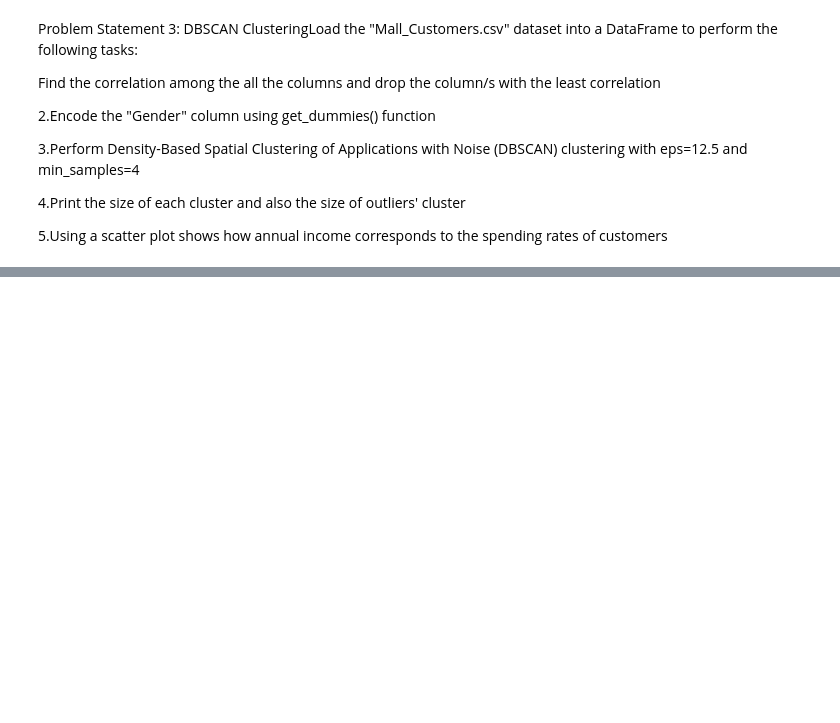
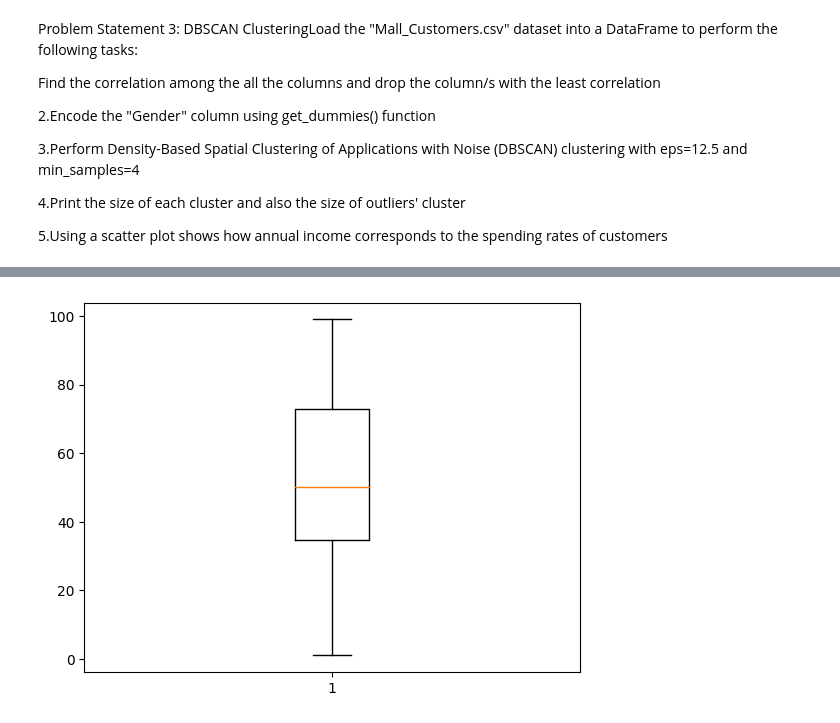
Before and after one commit to Shivam-Shane/Learnerhub, a Jupyter notebook: IPYTHON/Assignment 5.question 3.ipynb, the cells around one changed output, grey strips where cells are left out. Saved outputs shown, nothing was run; the diff lists cells and outputs as text; code cells hidden in the pictures; blank space fills up the shorter version.

```diff
--- a/IPYTHON/Assignment 5.question 3.ipynb
+++ b/IPYTHON/Assignment 5.question 3.ipynb
@@ -43,0 +95,5 @@ data
+# %%
+mp.boxplot(data['Spending Score (1-100)'])
+mp.show()
+# %% [output]
+[figure, added]
```
Also changed, not shown: parts of 16 cells of this notebook, 1 other file.
